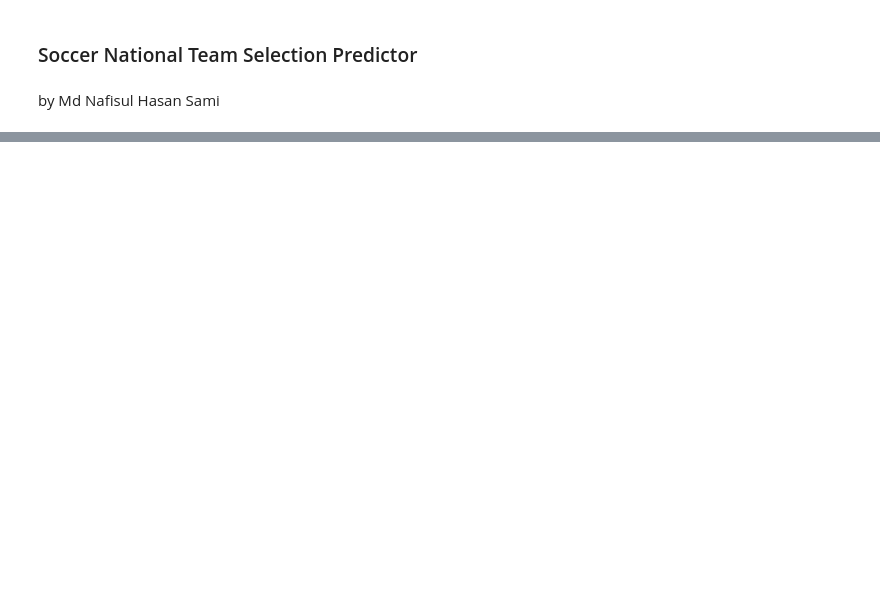
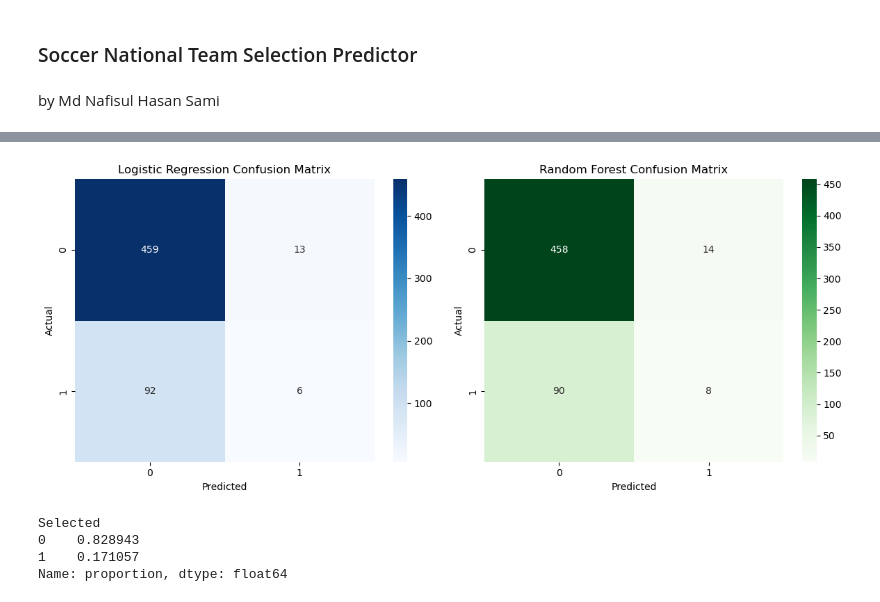
Before and after one commit to naf1ss/Sami_SoccerPotentialNationalTeam, a Jupyter notebook: Sami_SoccerNTeam.ipynb, the cells around one changed output, grey strips where cells are left out. Saved outputs shown, nothing was run; the diff lists cells and outputs as text; code cells hidden in the pictures; blank space fills up the shorter version.

```diff
--- a/Sami_SoccerNTeam.ipynb
+++ b/Sami_SoccerNTeam.ipynb
@@ -112,0 +264,32 @@ plt.show()
+# %%
+
+# Confusion Matrices
+cm_logreg = confusion_matrix(y_test, y_pred_logreg)
+cm_rf = confusion_matrix(y_test, y_pred_rf)
+
+# Plot confusion matrices
+fig, axes = plt.subplots(1, 2, figsize=(12, 5))
+
+sns.heatmap(cm_logreg, annot=True, fmt="d", cmap="Blues", ax=axes[0])
+axes[0].set_title("Logistic Regression Confusion Matrix")
+axes[0].set_xlabel("Predicted")
+axes[0].set_ylabel("Actual")
+
+sns.heatmap(cm_rf, annot=True, fmt="d", cmap="Greens", ax=axes[1])
+axes[1].set_title("Random Forest Confusion Matrix")
+axes[1].set_xlabel("Predicted")
+axes[1].set_ylabel("Actual")
+
+plt.tight_layout()
+plt.show()
+# %% [output]
+[figure, added]
+# %%
+
+# Check class distribution
+print(y.value_counts(normalize=True))
+# %% [output]
+Selected
+0    0.828943
+1    0.171057
+Name: proportion, dtype: float64
```
Also changed, not shown: parts of 17 cells of this notebook, 1 other file.
